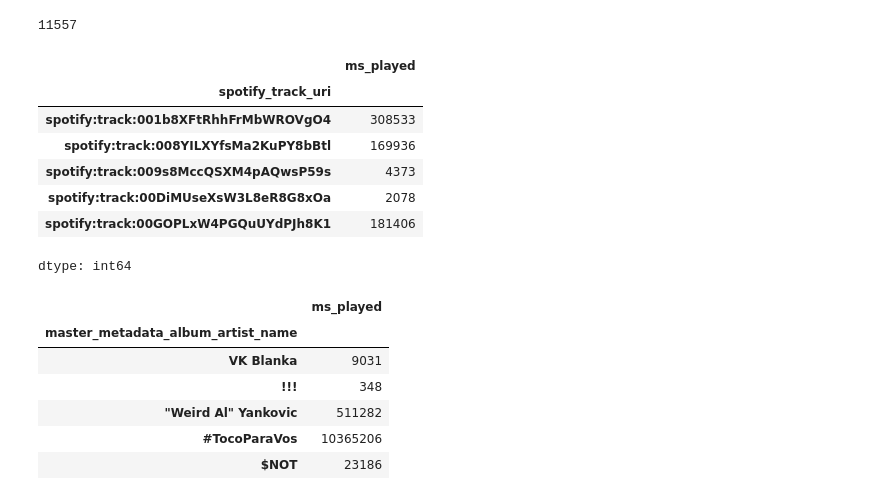
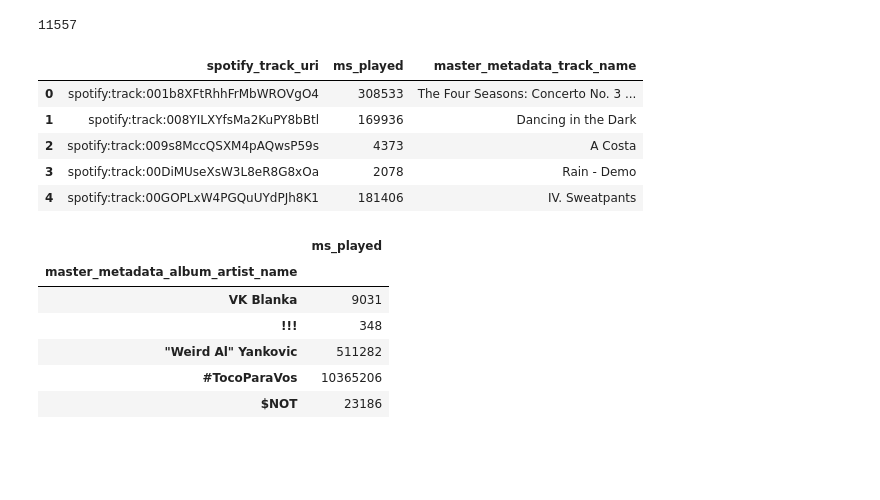
Before and after one commit to Skuerjuan/spotify_chona, a Jupyter notebook: main.ipynb, the cells around one changed output. Cells and saved outputs as stored; diff of their text form; code cells hidden in the pictures; blank space fills up the shorter version.

```diff
--- a/main.ipynb
+++ b/main.ipynb
@@ -74,17 +74,19 @@ len(songs)
 # %%
 # Duración reproducciones
 
-time_spent_song = dataset.groupby('spotify_track_uri')['ms_played'].sum()
+time_spent_song = dataset.groupby('spotify_track_uri')['ms_played'].sum().reset_index()
+track_names = dataset[['master_metadata_track_name', "spotify_track_uri"]].drop_duplicates()
+
+time_spent_song = time_spent_song.merge(track_names, on="spotify_track_uri")
+
 time_spent_song.head()
 # %% [output]
-|  | ms_played |
-| spotify_track_uri |  |
-| spotify:track:001b8XFtRhhFrMbWROVgO4 | 308533 |
-| spotify:track:008YILXYfsMa2KuPY8bBtl | 169936 |
-| spotify:track:009s8MccQSXM4pAQwsP59s | 4373 |
-| spotify:track:00DiMUseXsW3L8eR8G8xOa | 2078 |
-| spotify:track:00GOPLxW4PGQuUYdPJh8K1 | 181406 |
+|  | spotify_track_uri | ms_played | master_metadata_track_name |
+| 0 | spotify:track:001b8XFtRhhFrMbWROVgO4 | 308533 | The Four Seasons: Concerto No. 3 ... |
+| 1 | spotify:track:008YILXYfsMa2KuPY8bBtl | 169936 | Dancing in the Dark |
+| 2 | spotify:track:009s8MccQSXM4pAQwsP59s | 4373 | A Costa |
+| 3 | spotify:track:00DiMUseXsW3L8eR8G8xOa | 2078 | Rain - Demo |
+| 4 | spotify:track:00GOPLxW4PGQuUYdPJh8K1 | 181406 | IV. Sweatpants |
-dtype: int64
 # %%
 # Duración por artista
 
```
Also changed, not shown: parts of 5 cells of this notebook.
